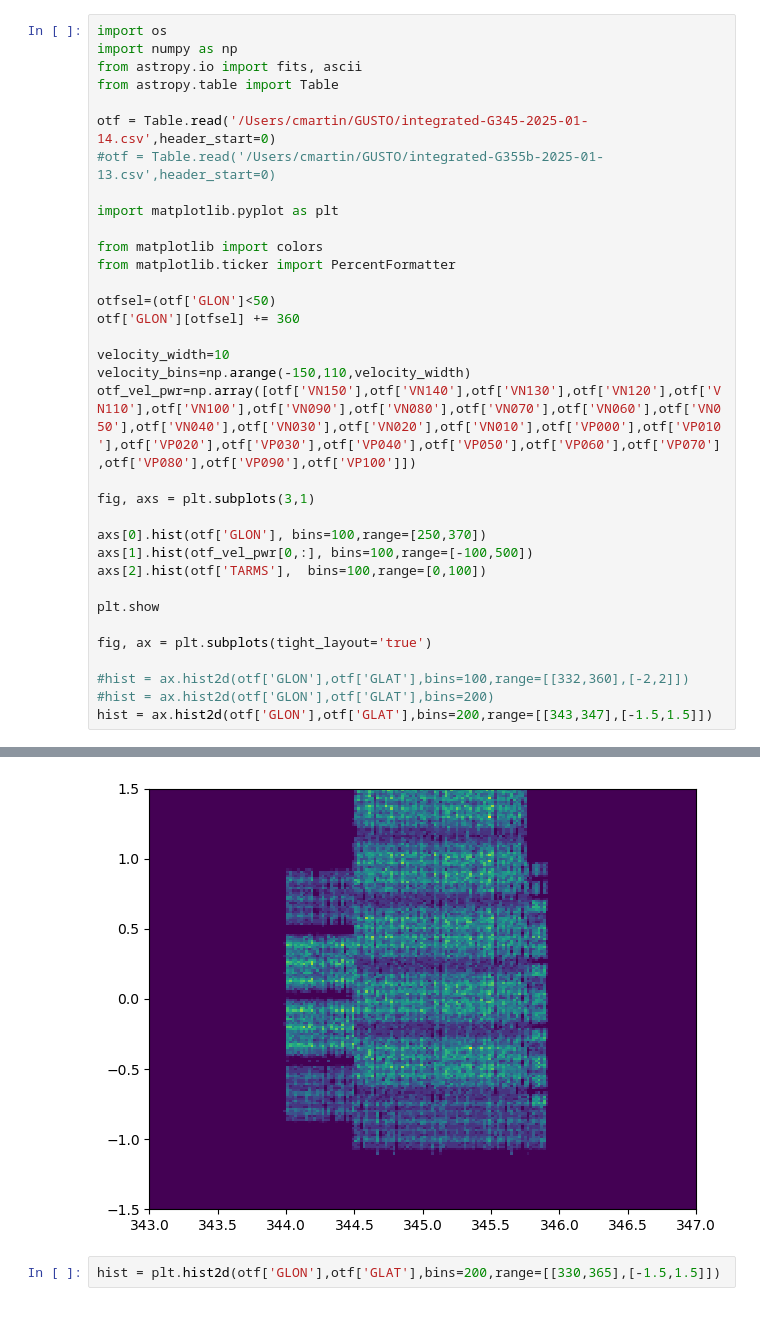
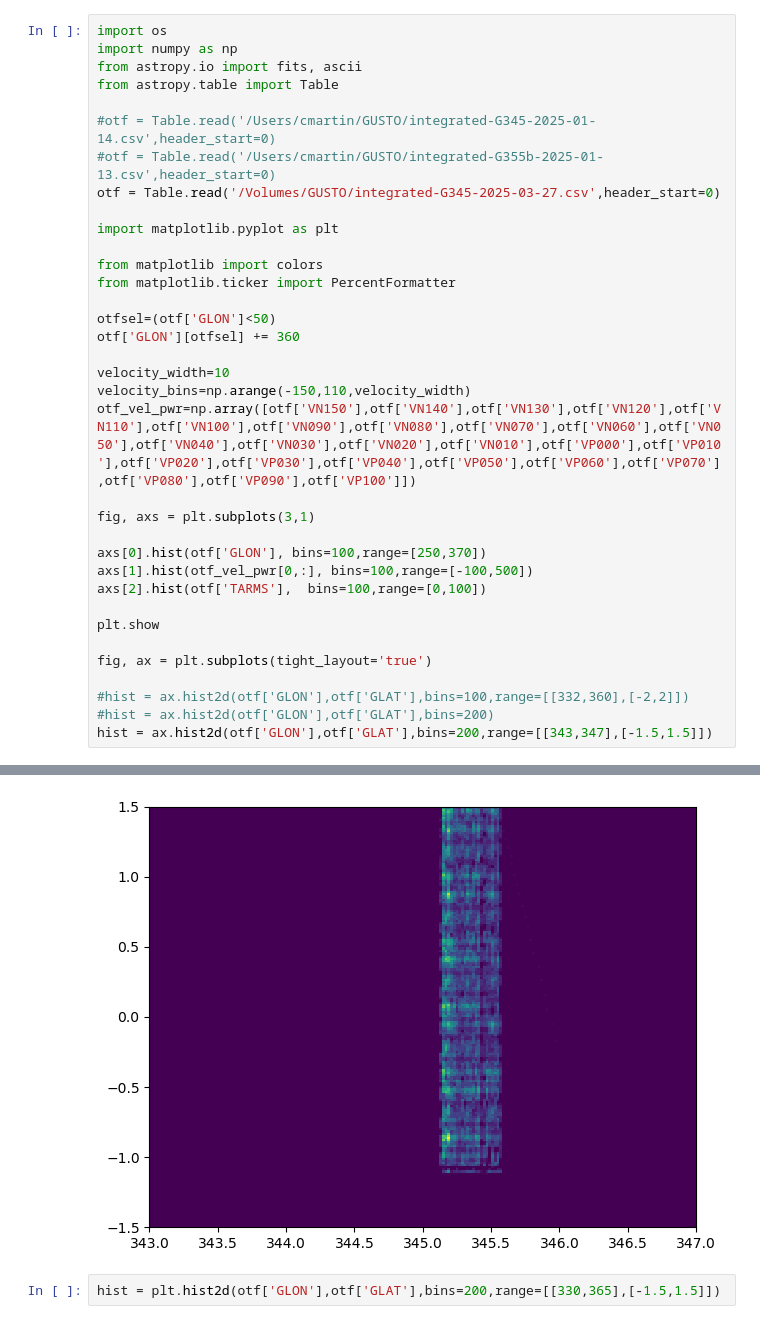
Before and after one commit to craigkulesa/gusto-datasystem, a Jupyter notebook: level2/src/GPS/2025-01w-OTF.ipynb, the cells around one changed output, grey strips where cells are left out. Cells and saved outputs as stored; diff of their text form.

```diff
--- a/level2/src/GPS/2025-01w-OTF.ipynb
+++ b/level2/src/GPS/2025-01w-OTF.ipynb
@@ -4,8 +4,9 @@ import numpy as np
 from astropy.io import fits, ascii
 from astropy.table import Table
 
-otf = Table.read('/Users/cmartin/GUSTO/integrated-G345-2025-01-14.csv',header_start=0)
+#otf = Table.read('/Users/cmartin/GUSTO/integrated-G345-2025-01-14.csv',header_start=0)
 #otf = Table.read('/Users/cmartin/GUSTO/integrated-G355b-2025-01-13.csv',header_start=0)
+otf = Table.read('/Volumes/GUSTO/integrated-G345-2025-03-27.csv',header_start=0)
 
 import matplotlib.pyplot as plt
 
@@ -37,4 +38,4 @@ hist = ax.hist2d(otf['GLON'],otf['GLAT'],bins=200,range=[[343,347],[-1.5,1.5]])
-[figure, old version]
+[figure, new version]
 # %%
 hist = plt.hist2d(otf['GLON'],otf['GLAT'],bins=200,range=[[330,365],[-1.5,1.5]])
 # %% [output]
```
Also changed, not shown: parts of 4 cells of this notebook, 2 other files.
